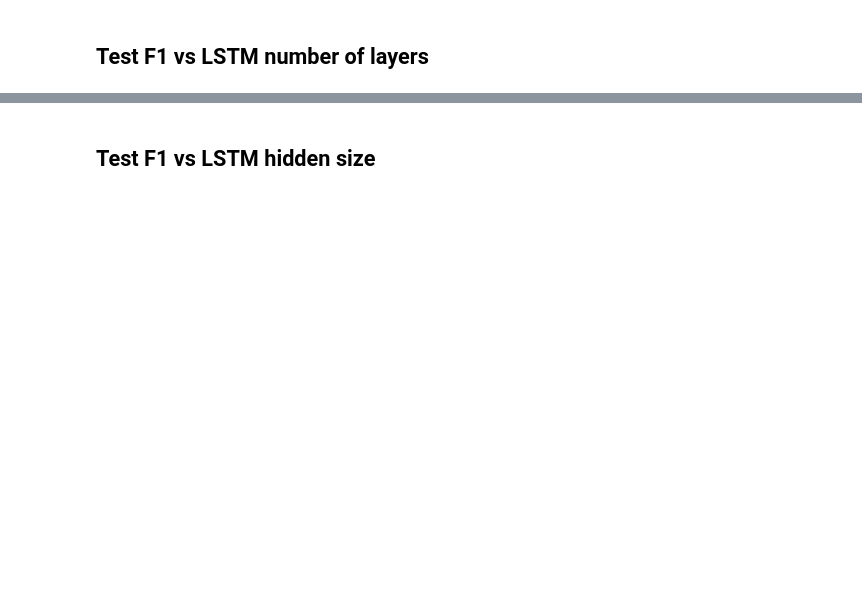
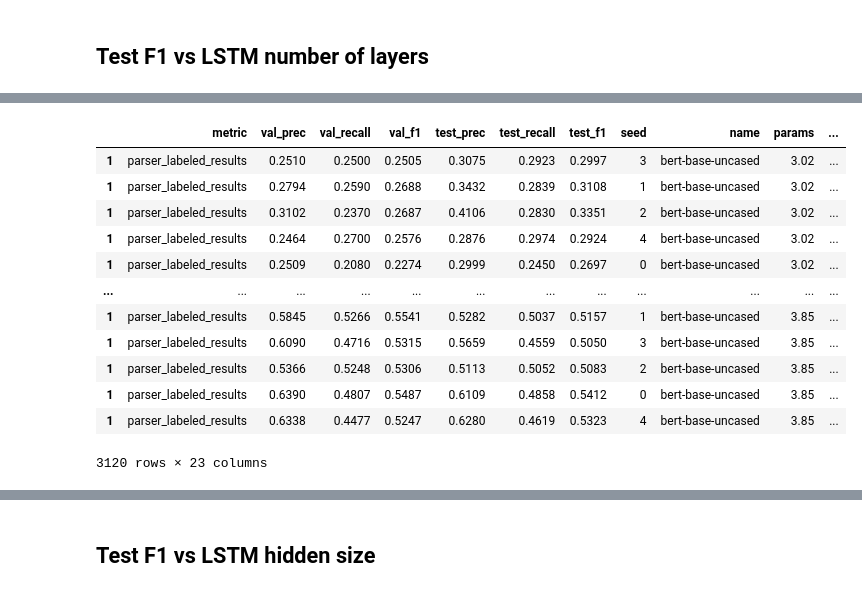
Before and after one commit to paolo-gajo/EfficientSDP, a Jupyter notebook: paper/gather_results.ipynb, the cells around one changed output, grey strips where cells are left out. Cells and saved outputs as stored; diff of their text form; code cells hidden in the pictures; blank space fills up the shorter version.

```diff
--- a/paper/gather_results.ipynb
+++ b/paper/gather_results.ipynb
@@ -262,0 +210,19 @@ for dataset in sorted(df_filtered['data'].unique()):
+# %%
+# df_filtered = df_tagger
+df_filtered = df_no_tagger
+# df_filtered = df_filtered[df_filtered['tag_emb'] == '1']
+df_filtered#['test_f1'].mean()
+# %% [output]
+|  | metric | val_prec | val_recall | val_f1 | test_prec | test_recall | test_f1 | seed | name | params | ... |
+| 1 | parser_labeled_results | 0.2510 | 0.2500 | 0.2505 | 0.3075 | 0.2923 | 0.2997 | 3 | bert-base-uncased | 3.02 | ... |
+| 1 | parser_labeled_results | 0.2794 | 0.2590 | 0.2688 | 0.3432 | 0.2839 | 0.3108 | 1 | bert-base-uncased | 3.02 | ... |
+| 1 | parser_labeled_results | 0.3102 | 0.2370 | 0.2687 | 0.4106 | 0.2830 | 0.3351 | 2 | bert-base-uncased | 3.02 | ... |
+| 1 | parser_labeled_results | 0.2464 | 0.2700 | 0.2576 | 0.2876 | 0.2974 | 0.2924 | 4 | bert-base-uncased | 3.02 | ... |
+| 1 | parser_labeled_results | 0.2509 | 0.2080 | 0.2274 | 0.2999 | 0.2450 | 0.2697 | 0 | bert-base-uncased | 3.02 | ... |
+| ... | ... | ... | ... | ... | ... | ... | ... | ... | ... | ... | ... |
+| 1 | parser_labeled_results | 0.5845 | 0.5266 | 0.5541 | 0.5282 | 0.5037 | 0.5157 | 1 | bert-base-uncased | 3.85 | ... |
+| 1 | parser_labeled_results | 0.6090 | 0.4716 | 0.5315 | 0.5659 | 0.4559 | 0.5050 | 3 | bert-base-uncased | 3.85 | ... |
+| 1 | parser_labeled_results | 0.5366 | 0.5248 | 0.5306 | 0.5113 | 0.5052 | 0.5083 | 2 | bert-base-uncased | 3.85 | ... |
+| 1 | parser_labeled_results | 0.6390 | 0.4807 | 0.5487 | 0.6109 | 0.4858 | 0.5412 | 0 | bert-base-uncased | 3.85 | ... |
+| 1 | parser_labeled_results | 0.6338 | 0.4477 | 0.5247 | 0.6280 | 0.4619 | 0.5323 | 4 | bert-base-uncased | 3.85 | ... |
+3120 rows × 23 columns
```
Also changed, not shown: parts of 17 cells of this notebook, 11 other files.
